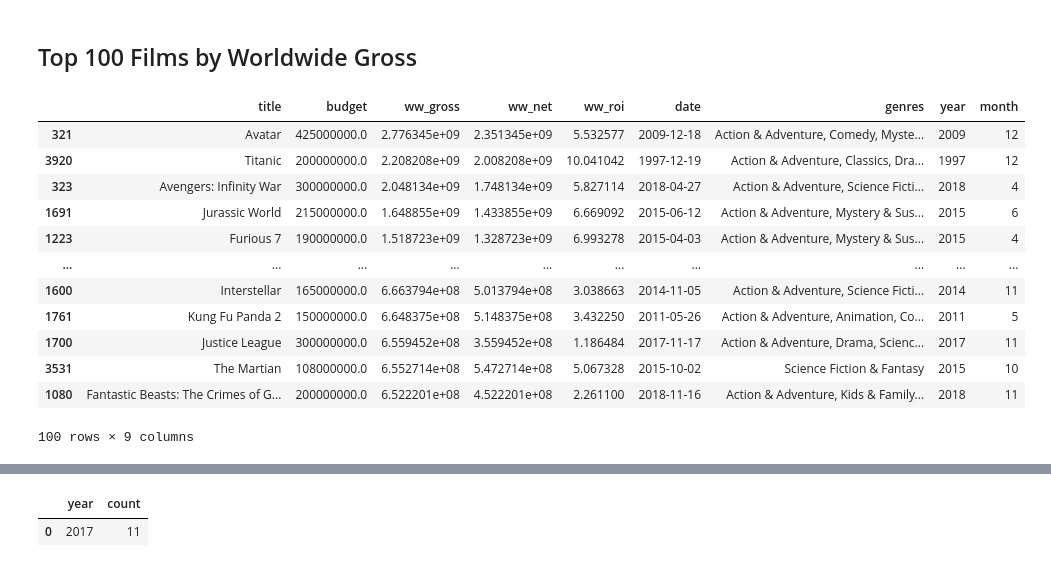
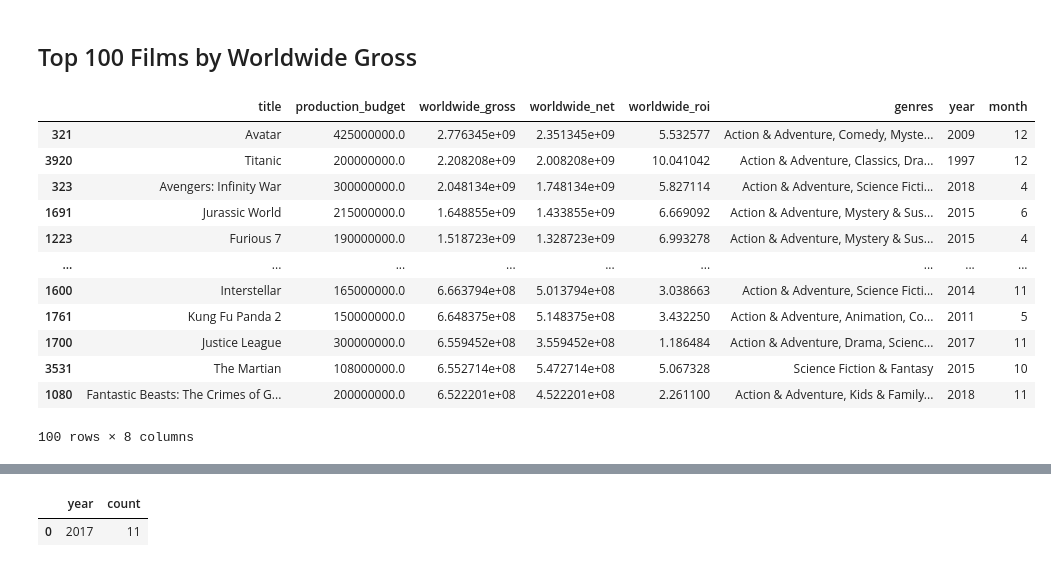
Before and after one commit to jeffreyhwatson/MS_Box_Office_Insights, a Jupyter notebook: rt_tn_workspace.ipynb, the cells around one changed output, grey strips where cells are left out. Cells and saved outputs as stored; diff of their text form; code cells hidden in the pictures.

```diff
--- a/rt_tn_workspace.ipynb
+++ b/rt_tn_workspace.ipynb
@@ -158,0 +135,7 @@ df.head(1)
+# %%
+#adding adjust net profit columns
+df['adj_dom_gross'] = df.apply(lambda x: cpi.inflate(x.domestic_gross, x.year), axis=1)
+df['adj_ww_gross'] = df.apply(lambda x: cpi.inflate(x.worldwide_gross, x.year), axis=1)
+df['adj_i_gross'] = df.apply(lambda x: cpi.inflate(x.international_gross, x.year), axis=1)
+df['adj_prod_budg'] = df.apply(lambda x: cpi.inflate(x.production_budget, x.year), axis=1)
+df.info()
@@ -158,0 +160,6 @@ df.head(1)
+# %%
+#adding net profit columns
+df['adj_dom_net'] = df['adj_dom_gross'].sub(df['adj_prod_budg'])
+df['adj_ww_net'] = df['adj_ww_gross'].sub(df['adj_prod_budg'])
+df['adj_i_net'] = df['adj_i_gross'].sub(df['adj_prod_budg'])
+df.info()
@@ -158,0 +184,6 @@ df.head(1)
+# %%
+#adding return on investment columns and checking results
+df['adj_dom_roi'] = df['adj_dom_net'].divide(df['adj_prod_budg'])
+df['adj_ww_roi'] = df['adj_ww_net'].divide(df['adj_prod_budg'])
+df['adj_i_roi'] = df['adj_i_net'].divide(df['adj_prod_budg'])
+df.head(1)
@@ -169,11 +206,8 @@ Index(['movie_title', 'content_rating', 'genres',
       dtype='object')
 # %%
 df = df.rename(columns = {'movie_title':'title', 'release_date':'date',\
-       'production_budget': 'budget', 'domestic_gross': 'dom_gross', 'worldwide_gross':'ww_gross',\
-       'international_gross': 'intl_gross', 'domestic_net': 'dom_net', 'worldwide_net': 'ww_net',\
-       'international_net': 'intl_net', 'domestic_roi': 'dom_roi', 'worldwide_roi':'ww_roi',\
-       'international_roi': 'intl_roi', 'content_rating': 'rating', 'genres': 'genres',\
-       'tomatometer_top_critics_count': 'top', 'tomatometer_fresh_critics_count': 'fresh',\
-       'tomatometer_rotten_critics_count': 'rotten'})
-df.head()
+                          'content_rating': 'rating', 'genres': 'genres',\
+                          'tomatometer_top_critics_count': 'top', 'tomatometer_fresh_critics_count': 'fresh',\
+                          'tomatometer_rotten_critics_count': 'rotten'})
+df.columns
 # %% [output]
@@ -186,21 +222,21 @@ df.head()
 # %% [markdown]
 ## Top 100 Films by Worldwide Gross
 # %%
-title_gross = df[['title', 'budget', 'ww_gross', 'ww_net', 'ww_roi', 'date', 'genres', 'year', 'month']]
+title_gross = df[['title', 'production_budget', 'worldwide_gross', 'worldwide_net', 'worldwide_roi', 'genres', 'year', 'month']]
 unique_titles = title_gross.groupby('title').first().reset_index()
-top100_gross_films = unique_titles.sort_values(by='ww_gross', ascending=False).head(100)
+top100_gross_films = unique_titles.sort_values(by='worldwide_gross', ascending=False).head(100)
 top100_gross_films
 # %% [output]
-|  | title | budget | ww_gross | ww_net | ww_roi | date | genres | year | month |
-| 321 | Avatar | 425000000.0 | 2.776345e+09 | 2.351345e+09 | 5.532577 | 2009-12-18 | Action & Adventure, Comedy, Myste... | 2009 | 12 |
-| 3920 | Titanic | 200000000.0 | 2.208208e+09 | 2.008208e+09 | 10.041042 | 1997-12-19 | Action & Adventure, Classics, Dra... | 1997 | 12 |
-| 323 | Avengers: Infinity War | 300000000.0 | 2.048134e+09 | 1.748134e+09 | 5.827114 | 2018-04-27 | Action & Adventure, Science Ficti... | 2018 | 4 |
-| 1691 | Jurassic World | 215000000.0 | 1.648855e+09 | 1.433855e+09 | 6.669092 | 2015-06-12 | Action & Adventure, Mystery & Sus... | 2015 | 6 |
-| 1223 | Furious 7 | 190000000.0 | 1.518723e+09 | 1.328723e+09 | 6.993278 | 2015-04-03 | Action & Adventure, Mystery & Sus... | 2015 | 4 |
-| ... | ... | ... | ... | ... | ... | ... | ... | ... | ... |
-| 1600 | Interstellar | 165000000.0 | 6.663794e+08 | 5.013794e+08 | 3.038663 | 2014-11-05 | Action & Adventure, Science Ficti... | 2014 | 11 |
-| 1761 | Kung Fu Panda 2 | 150000000.0 | 6.648375e+08 | 5.148375e+08 | 3.432250 | 2011-05-26 | Action & Adventure, Animation, Co... | 2011 | 5 |
-| 1700 | Justice League | 300000000.0 | 6.559452e+08 | 3.559452e+08 | 1.186484 | 2017-11-17 | Action & Adventure, Drama, Scienc... | 2017 | 11 |
-| 3531 | The Martian | 108000000.0 | 6.552714e+08 | 5.472714e+08 | 5.067328 | 2015-10-02 | Science Fiction & Fantasy | 2015 | 10 |
-| 1080 | Fantastic Beasts: The Crimes of G... | 200000000.0 | 6.522201e+08 | 4.522201e+08 | 2.261100 | 2018-11-16 | Action & Adventure, Kids & Family... | 2018 | 11 |
+|  | title | production_budget | worldwide_gross | worldwide_net | worldwide_roi | genres | year | month |
+| 321 | Avatar | 425000000.0 | 2.776345e+09 | 2.351345e+09 | 5.532577 | Action & Adventure, Comedy, Myste... | 2009 | 12 |
+| 3920 | Titanic | 200000000.0 | 2.208208e+09 | 2.008208e+09 | 10.041042 | Action & Adventure, Classics, Dra... | 1997 | 12 |
+| 323 | Avengers: Infinity War | 300000000.0 | 2.048134e+09 | 1.748134e+09 | 5.827114 | Action & Adventure, Science Ficti... | 2018 | 4 |
+| 1691 | Jurassic World | 215000000.0 | 1.648855e+09 | 1.433855e+09 | 6.669092 | Action & Adventure, Mystery & Sus... | 2015 | 6 |
+| 1223 | Furious 7 | 190000000.0 | 1.518723e+09 | 1.328723e+09 | 6.993278 | Action & Adventure, Mystery & Sus... | 2015 | 4 |
+| ... | ... | ... | ... | ... | ... | ... | ... | ... |
+| 1600 | Interstellar | 165000000.0 | 6.663794e+08 | 5.013794e+08 | 3.038663 | Action & Adventure, Science Ficti... | 2014 | 11 |
+| 1761 | Kung Fu Panda 2 | 150000000.0 | 6.648375e+08 | 5.148375e+08 | 3.432250 | Action & Adventure, Animation, Co... | 2011 | 5 |
+| 1700 | Justice League | 300000000.0 | 6.559452e+08 | 3.559452e+08 | 1.186484 | Action & Adventure, Drama, Scienc... | 2017 | 11 |
+| 3531 | The Martian | 108000000.0 | 6.552714e+08 | 5.472714e+08 | 5.067328 | Science Fiction & Fantasy | 2015 | 10 |
+| 1080 | Fantastic Beasts: The Crimes of G... | 200000000.0 | 6.522201e+08 | 4.522201e+08 | 2.261100 | Action & Adventure, Kids & Family... | 2018 | 11 |
-100 rows × 9 columns
+100 rows × 8 columns
```
Also changed, not shown: parts of 34 cells of this notebook, 1 other file.
